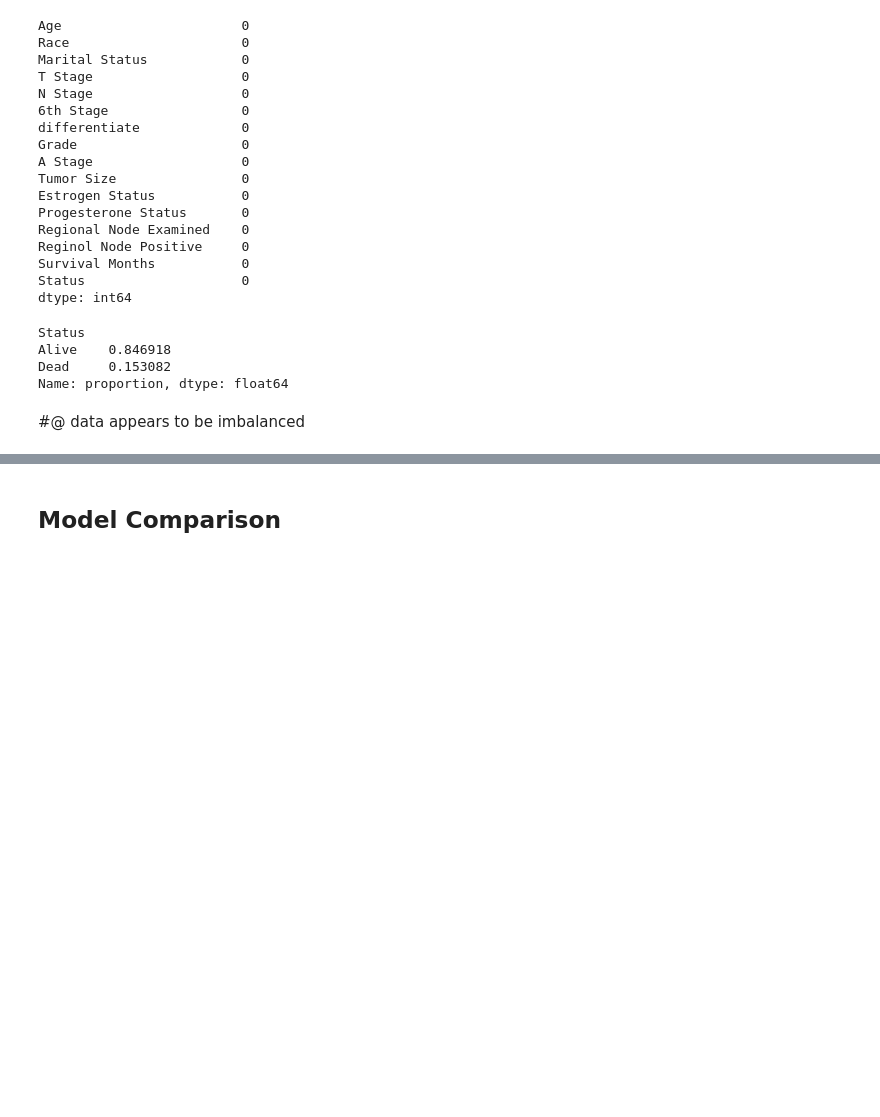
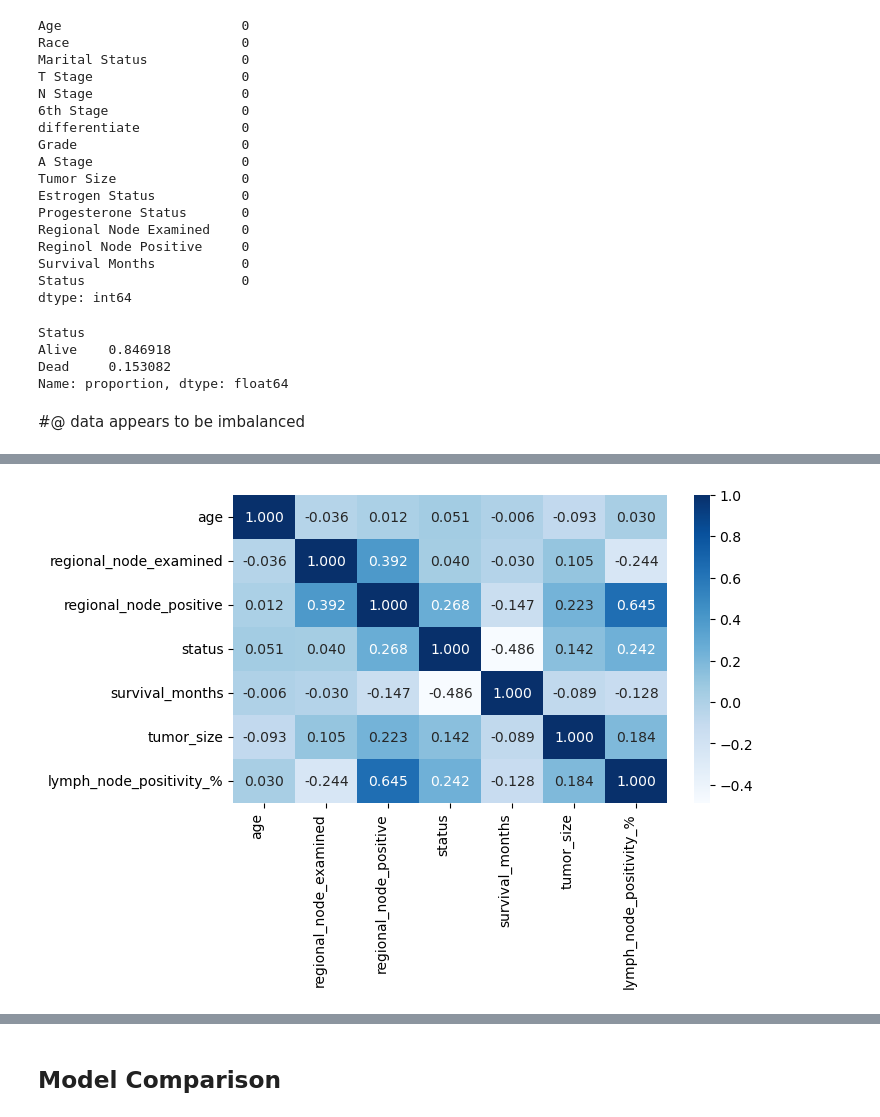
Before and after one commit to ossydotpy/ml-zoomcamp-solutions, a Jupyter notebook: midterm/notebook.ipynb, the cells around one changed output, grey strips where cells are left out. Drawn from its saved outputs; the diff is of its cells as text; code cells hidden in the pictures; blank space fills up the shorter version.

```diff
--- a/midterm/notebook.ipynb
+++ b/midterm/notebook.ipynb
@@ -193,7 +176,0 @@ base_features = sorted([
-# %%
-def prepare_df(df):
-    new_df = df.copy()
-    new_df = feature_engineer(new_df)
-    new_df = new_df[base_features]
-
-    return new_df
@@ -199,0 +182,5 @@ def prepare_df(df):
+# %%
+train_df = prepare_df(df_train)
+# %%
+categorical = list(train_df.dtypes[train_df.dtypes=='object'].index)
+numerical = list(train_df.dtypes[train_df.dtypes!='object'].index)
@@ -199,0 +218,8 @@ def prepare_df(df):
+# %%
+#@ correlation between numerical variables and Status.
+plt.figure(figsize=(7,4))
+sns.heatmap(train_df[numerical].corr(), annot=True, fmt='.3f', cmap='Blues')
+plt.xticks(rotation=90, ha='right')
+plt.show()
+# %% [output]
+[figure, added]
```
Also changed, not shown: parts of 30 cells of this notebook, 10 other files.
